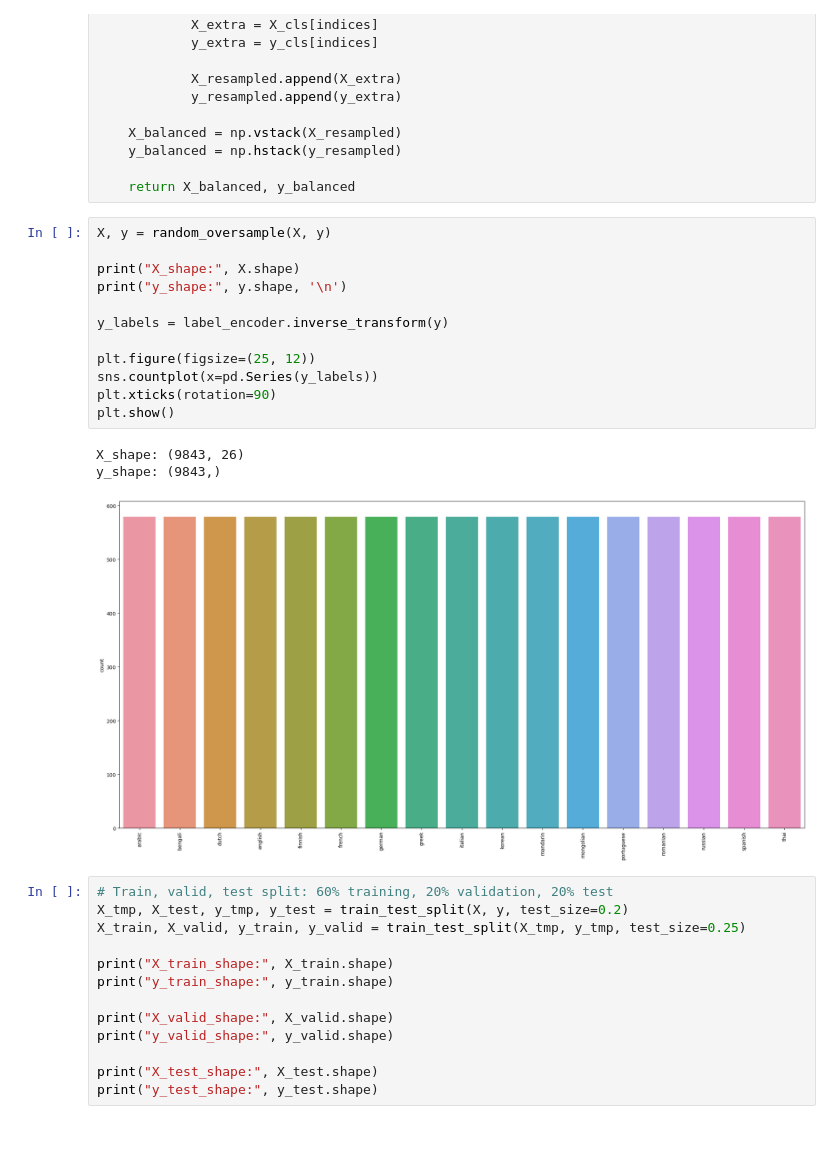
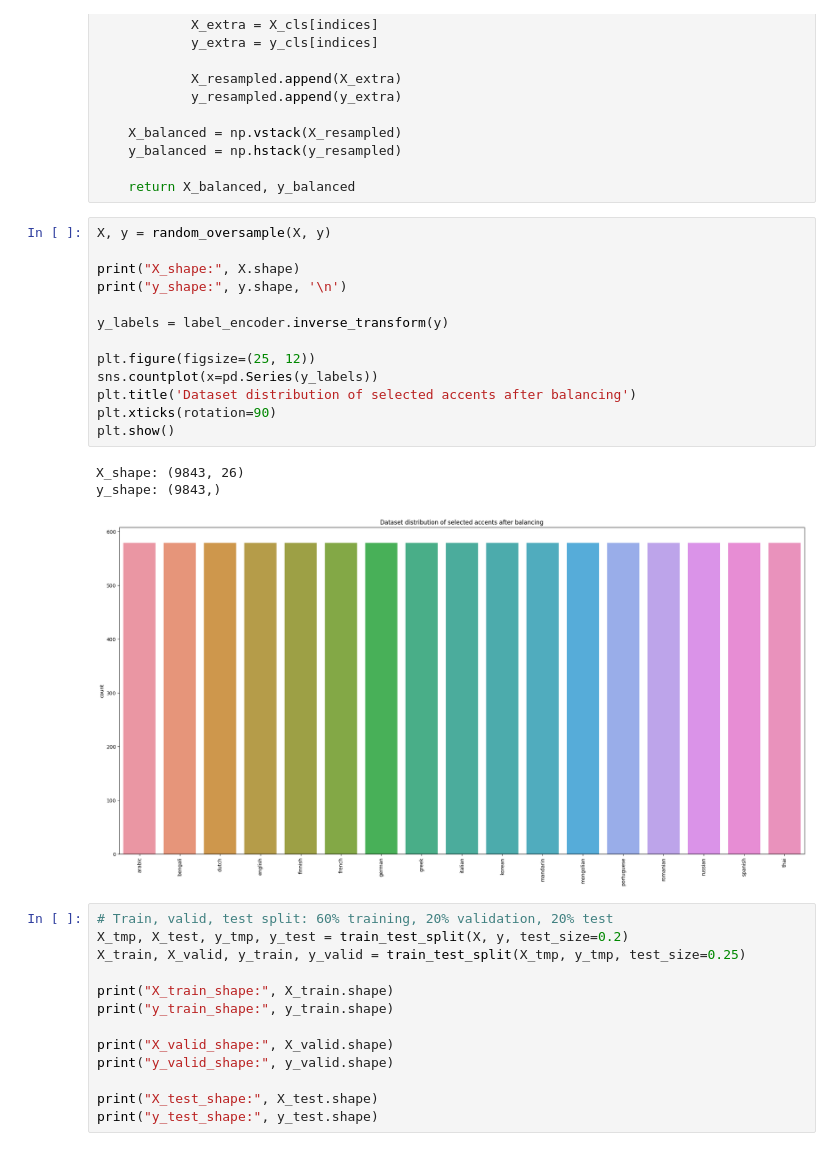
Before and after one commit to Dimi-T/AudioMaven---REMWaste-Challenge, a Jupyter notebook: audiomaven.ipynb, the cells around one changed output. Cells and saved outputs as stored; diff of their text form.

Commit message:
Kaggle Notebook | AudioMaven | Version 5 - updated figure title

```diff
--- a/audiomaven.ipynb
+++ b/audiomaven.ipynb
@@ -117,19 +117,20 @@ def random_oversample(X, y, random_state=42):
 # %%
 X, y = random_oversample(X, y)
 
 print("X_shape:", X.shape)
 print("y_shape:", y.shape, '\n')
 
 y_labels = label_encoder.inverse_transform(y)
 
 plt.figure(figsize=(25, 12))
 sns.countplot(x=pd.Series(y_labels))
+plt.title('Dataset distribution of selected accents after balancing')
 plt.xticks(rotation=90)
 plt.show()
 # %% [output]
 X_shape: (9843, 26)
 y_shape: (9843,)
-[figure, old version]
+[figure, new version]
 # %%
 # Train, valid, test split: 60% training, 20% validation, 20% test
 X_tmp, X_test, y_tmp, y_test = train_test_split(X, y, test_size=0.2)
```
